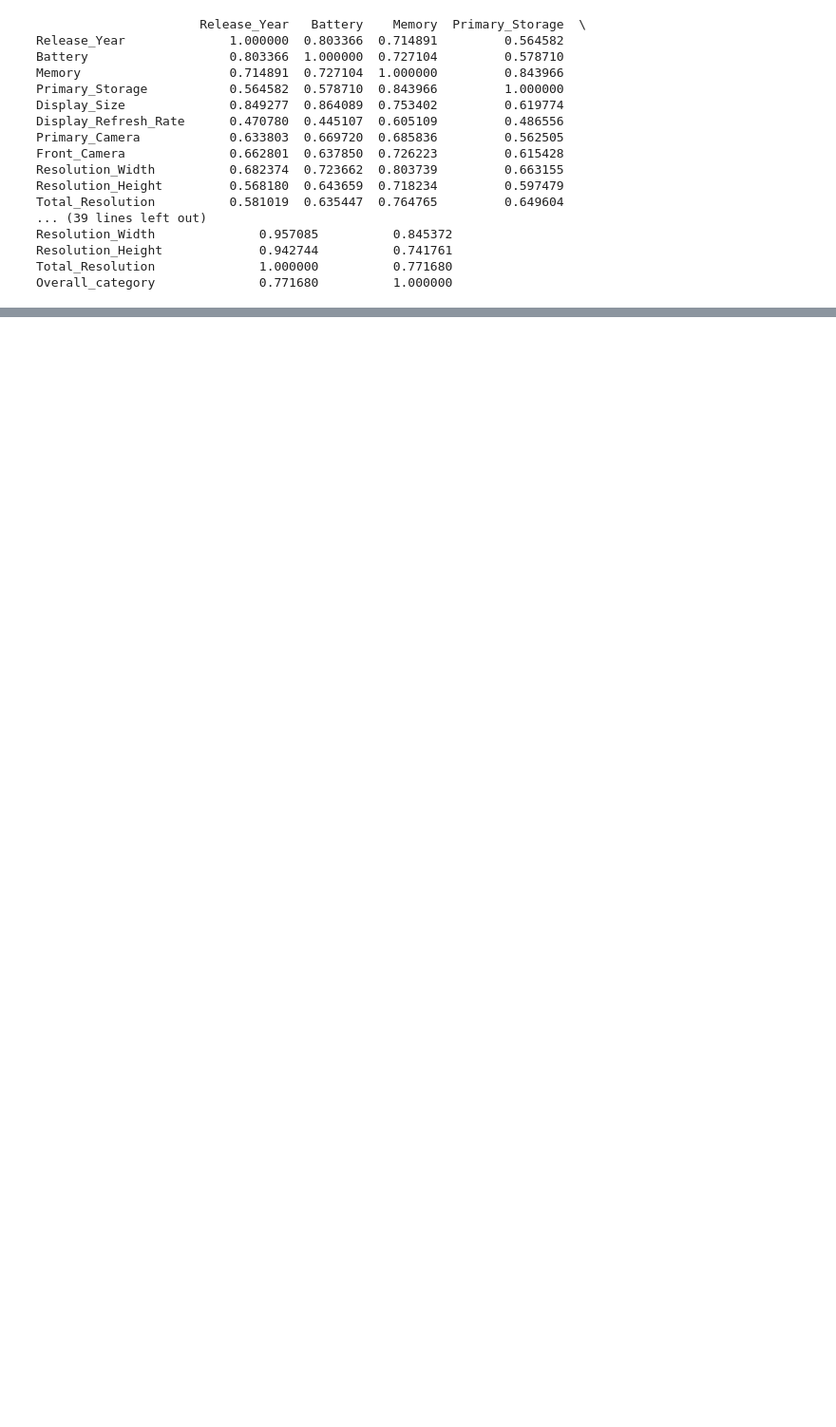
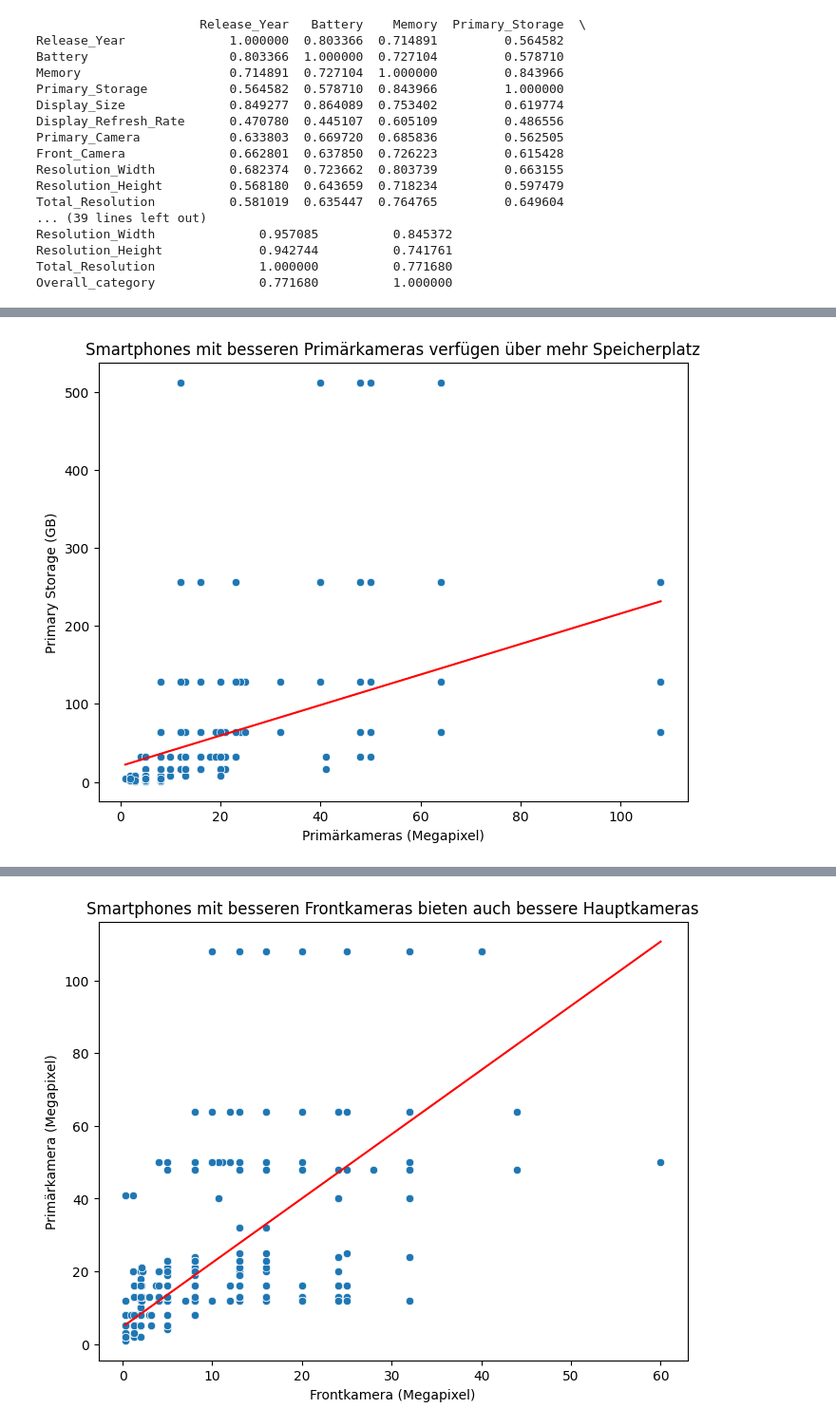
Before and after one commit to RealChoki/HTW-Notes, a Jupyter notebook: Semester 4/Ki werkstatt/phones_analysis/smartphones_analysis.ipynb, the cells around one changed output, grey strips where cells are left out. Shown at 95% size. Saved outputs shown, nothing was run; the diff lists cells and outputs as text; code cells hidden in the pictures; blank space fills up the shorter version.

Commit message:
Implement new feature for enhanced data processing efficiency

```diff
--- a/Semester 4/Ki werkstatt/phones_analysis/smartphones_analysis.ipynb
+++ b/Semester 4/Ki werkstatt/phones_analysis/smartphones_analysis.ipynb
@@ -1197,0 +1216,70 @@ Overall_category              0.771680          1.000000
+# %%
+# Angenommen, categorized_data_numeric ist dein DataFrame
+# Bereinige die Daten, indem du NaN- und Inf-Werte entfernst
+categorized_data_numeric = categorized_data_numeric.dropna(subset=['Front_Camera', 'Primary_Storage', 'Primary_Camera', 'Battery', 'Display_Size'])
+categorized_data_numeric = categorized_data_numeric[~categorized_data_numeric[['Front_Camera', 'Primary_Storage', 'Primary_Camera', 'Battery', 'Display_Size']].isin([float('inf'), -float('inf')]).any(axis=1)]
+
+# 1. Scatterplot für Frontkamera und Primary Storage
+plt.figure(figsize=(8, 6))
+sns.scatterplot(data=categorized_data_numeric, x='Primary_Camera', y='Primary_Storage')
+plt.title('Smartphones mit besseren Primärkameras verfügen über mehr Speicherplatz')
+plt.xlabel('Primärkameras (Megapixel)')
+plt.ylabel('Primary Storage (GB)')
+
+# Lineares Modell erstellen
+x1 = categorized_data_numeric['Primary_Camera']
+y1 = categorized_data_numeric['Primary_Storage']
+x1 = sm.add_constant(x1)  # Hinzufügen eines konstanten Terms für das Modell
+model1 = sm.OLS(y1, x1).fit()
+
+# Regressionslinie zum Plot hinzufügen
+sns.lineplot(x=categorized_data_numeric['Primary_Camera'], y=model1.predict(x1), color="red")
+plt.show()
+
+# Modellzusammenfassung
+print("Zusammenfassung des Modells 1:")
+print(model1.summary())
+
+# 2. Scatterplot für Frontkamera und Primärkamera
+plt.figure(figsize=(8, 6))
+sns.scatterplot(data=categorized_data_numeric, x='Front_Camera', y='Primary_Camera')
+plt.title('Smartphones mit besseren Frontkameras bieten auch bessere Hauptkameras')
+plt.xlabel('Frontkamera (Megapixel)')
+plt.ylabel('Primärkamera (Megapixel)')
+
+# Lineares Modell erstellen
+x2 = categorized_data_numeric['Front_Camera']
+y2 = categorized_data_numeric['Primary_Camera']
+x2 = sm.add_constant(x2)  # Hinzufügen eines konstanten Terms für das Modell
+model2 = sm.OLS(y2, x2).fit()
+
+# Regressionslinie zum Plot hinzufügen
+sns.lineplot(x=categorized_data_numeric['Front_Camera'], y=model2.predict(x2), color="red")
+plt.show()
+
+# Modellzusammenfassung
+print("Zusammenfassung des Modells 2:")
+print(model2.summary())
+
+# 3. Scatterplot für Akkukapazität und Displaygröße
+plt.figure(figsize=(8, 6))
+sns.scatterplot(data=categorized_data_numeric, x='Display_Size', y='Battery')
+plt.title('Größere Akkukapazität ist mit größeren Displays verbunden')
+plt.xlabel('Displaygröße (Zoll)')
+plt.ylabel('Akkukapazität (mAh)')
+
+# Lineares Modell erstellen
+x3 = categorized_data_numeric['Display_Size']
+y3 = categorized_data_numeric['Battery']
+x3 = sm.add_constant(x3)  # Hinzufügen eines konstanten Terms für das Modell
+model3 = sm.OLS(y3, x3).fit()
+
+# Regressionslinie zum Plot hinzufügen
+sns.lineplot(x=categorized_data_numeric['Display_Size'], y=model3.predict(x3), color="red")
+plt.show()
+
+# Modellzusammenfassung
+print("Zusammenfassung des Modells 3:")
+print(model3.summary())
+# %% [output]
+[figure, added]
@@ -1197,0 +1303 @@ Overall_category              0.771680          1.000000
+[figure, added]
```
Also changed, not shown: parts of 9 cells of this notebook.
